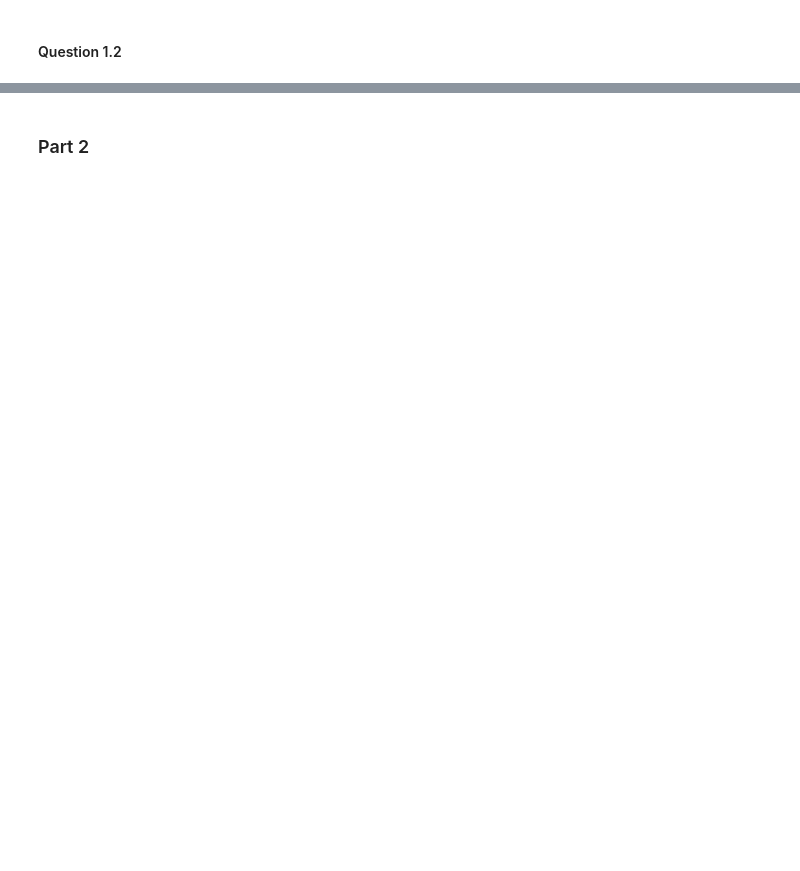
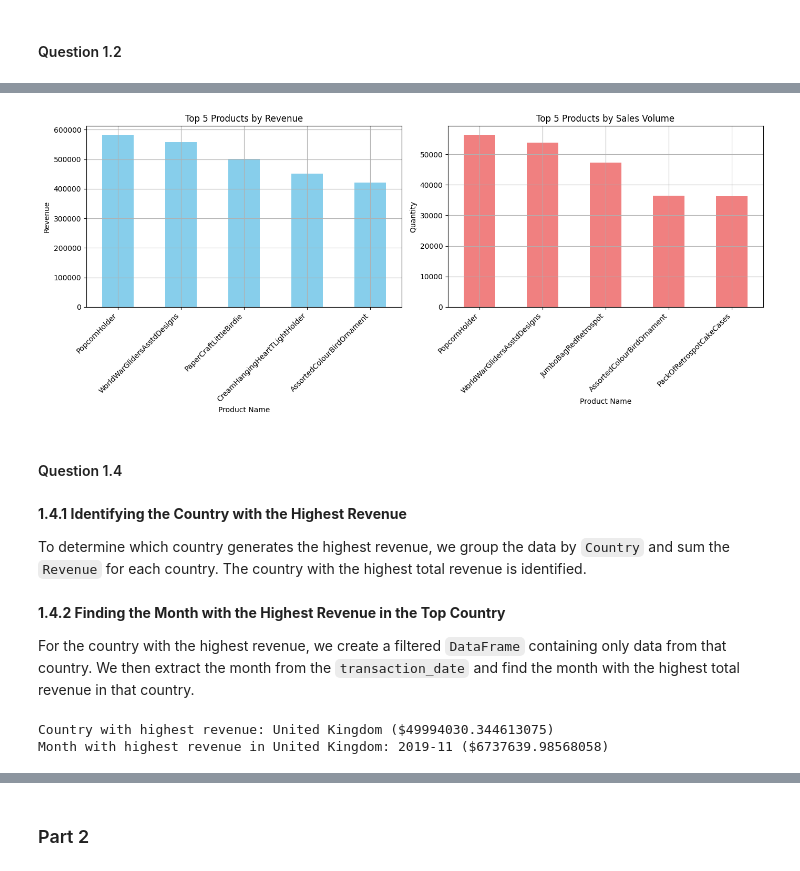
Before and after one commit to khiempm209/Deakin-SIT742-Ass2, a Jupyter notebook: SIT742_Ass2.ipynb, the cells around one changed output, grey strips where cells are left out. Drawn from its saved outputs; the diff is of its cells as text; code cells hidden in the pictures; blank space fills up the shorter version.

```diff
--- a/SIT742_Ass2.ipynb
+++ b/SIT742_Ass2.ipynb
@@ -183,0 +295,38 @@ df.groupby('transaction_date')['revenue'].sum().plot(kind='line', ylabel = 'Sum
+# %%
+# Top 5 products by revenue
+top_5_revenue_products = df_pandas.groupby('productName_process')['Revenue'].sum().nlargest(5)
+
+# Top 5 products by sales volume
+top_5_volume_products = df_pandas.groupby('productName_process')['Quantity'].sum().nlargest(5)
+
+# Plotting the results
+plt.figure(figsize=(14, 6))
+
+# Plot for top 5 revenue products
+plt.subplot(1, 2, 1)
+top_5_revenue_products.plot(kind='bar', color='skyblue')
+plt.title("Top 5 Products by Revenue")
+plt.xlabel("Product Name")
+plt.ylabel("Revenue")
+plt.xticks(rotation=45, ha='right')
+plt.grid(True)
+
+# Plot for top 5 volume products
+plt.subplot(1, 2, 2)
+top_5_volume_products.plot(kind='bar', color='lightcoral')
+plt.title("Top 5 Products by Sales Volume")
+plt.xlabel("Product Name")
+plt.ylabel("Quantity")
+plt.xticks(rotation=45, ha='right')
+plt.grid(True)
+
+plt.tight_layout()
+plt.show()
+# %% [output]
+[figure, added]
+# %% [markdown]
+#### Question 1.4
+# %% [markdown]
+**1.4.1 Identifying the Country with the Highest Revenue**
+
+To determine which country generates the highest revenue, we group the data by `Country` and sum the `Revenue` for each country. The country with the highest total revenue is identified.
@@ -183,0 +340,18 @@ df.groupby('transaction_date')['revenue'].sum().plot(kind='line', ylabel = 'Sum
+# %% [markdown]
+**1.4.2 Finding the Month with the Highest Revenue in the Top Country**
+
+For the country with the highest revenue, we create a filtered `DataFrame` containing only data from that country. We then extract the month from the `transaction_date` and find the month with the highest total revenue in that country.
+# %%
+# Aggregating revenue by month for the top country
+df_pandas['month'] = df_pandas['transaction_date'].dt.to_period('M')
+revenue_by_month = df_pandas[df_pandas['Country'] == top_country].groupby('month')['Revenue'].sum()
+
+# Identifying the month with the highest revenue in that country
+top_month = revenue_by_month.idxmax()
+top_month_revenue = revenue_by_month.max()
+
+print(f"Country with highest revenue: {top_country} (${top_country_revenue})")
+print(f"Month with highest revenue in {top_country}: {top_month} (${top_month_revenue})")
+# %% [output]
+Country with highest revenue: United Kingdom ($49994030.344613075)
+Month with highest revenue in United Kingdom: 2019-11 ($6737639.98568058)
```
Also changed, not shown: parts of 102 cells of this notebook.
